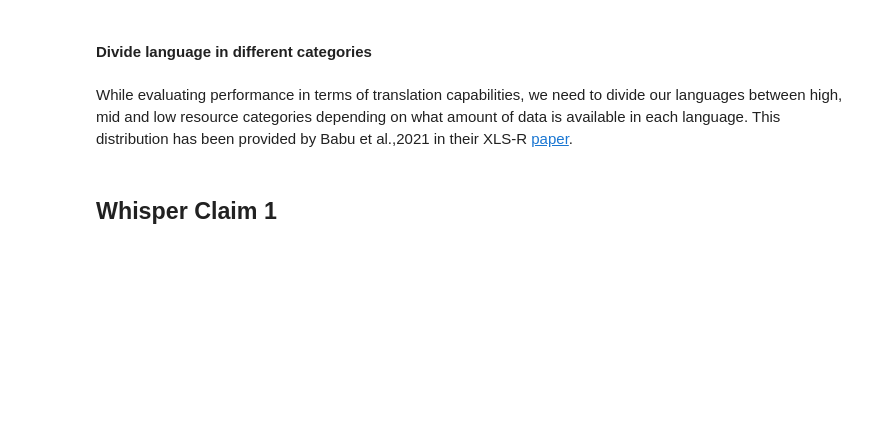
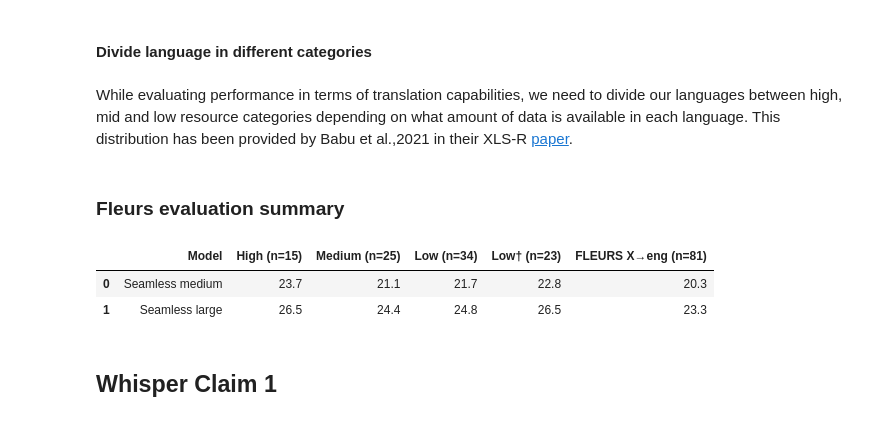
Before and after one commit to shreyjasuja/re_s2st, a Jupyter notebook: analyze_results.ipynb, the cells around one changed output. Saved outputs shown, nothing was run; the diff lists cells and outputs as text; code cells hidden in the pictures; blank space fills up the shorter version.

```diff
--- a/analyze_results.ipynb
+++ b/analyze_results.ipynb
@@ -102,3 +104,5 @@ for files in os.listdir(score_directory):
 re_results_df=pd.DataFrame(re_results)
 # %%
 re_results_df.to_json('claims/re_covost_summary.json',orient='split')
+# %% [markdown]
+### Fleurs evaluation summary
@@ -104,0 +145,22 @@ re_results_df.to_json('claims/re_covost_summary.json',orient='split')
+# %%
+def resource_level_results_fleurs(scores,model_name):
+    res_scores=collections.defaultdict(float)
+    for level in res_levels:
+        for lang in eval(level):
+            res_scores[level]+=scores[lang]
+        res_scores[level]/=len(eval(level))
+
+    for lang in whisper_fleurs:
+        res_scores['whisper_fleurs']+=scores[lang]
+    res_scores['whisper_fleurs']/=81.0
+
+    return {
+      "Model":model_name,
+      "High (n=15)" : round(res_scores["high_res"],1),
+      "Medium (n=25)" : round(res_scores["mid_res"],1),
+      "Low (n=34)" : round(res_scores["low_res"],1),
+      "Low† (n=23)" : round(res_scores['low_res2'],1),
+      "FLEURS X→eng (n=81)" : round(res_scores['whisper_fleurs'],1)
+
+
+    }
@@ -105,3 +178,10 @@ re_results_df.to_json('claims/re_covost_summary.json',orient='split')
+# %%
+re_results_df.to_json('claims/re_fleurs_summary.json',orient='split')
+re_results_df
+# %% [output]
+|  | Model | High (n=15) | Medium (n=25) | Low (n=34) | Low† (n=23) | FLEURS X→eng (n=81) |
+| 0 | Seamless medium | 23.7 | 21.1 | 21.7 | 22.8 | 20.3 |
+| 1 | Seamless large | 26.5 | 24.4 | 24.8 | 26.5 | 23.3 |
 # %% [markdown]
 ## Whisper Claim 1
 # %%
```
Also changed, not shown: parts of 15 cells of this notebook, 4 other files.
